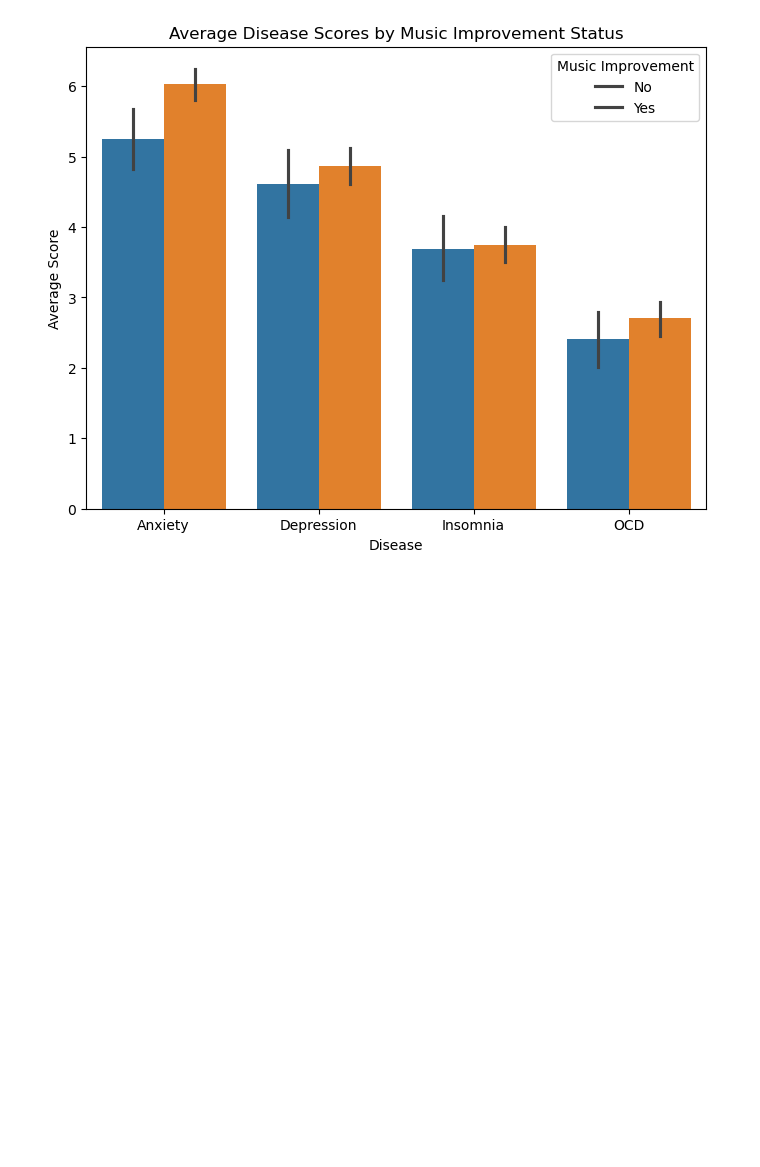
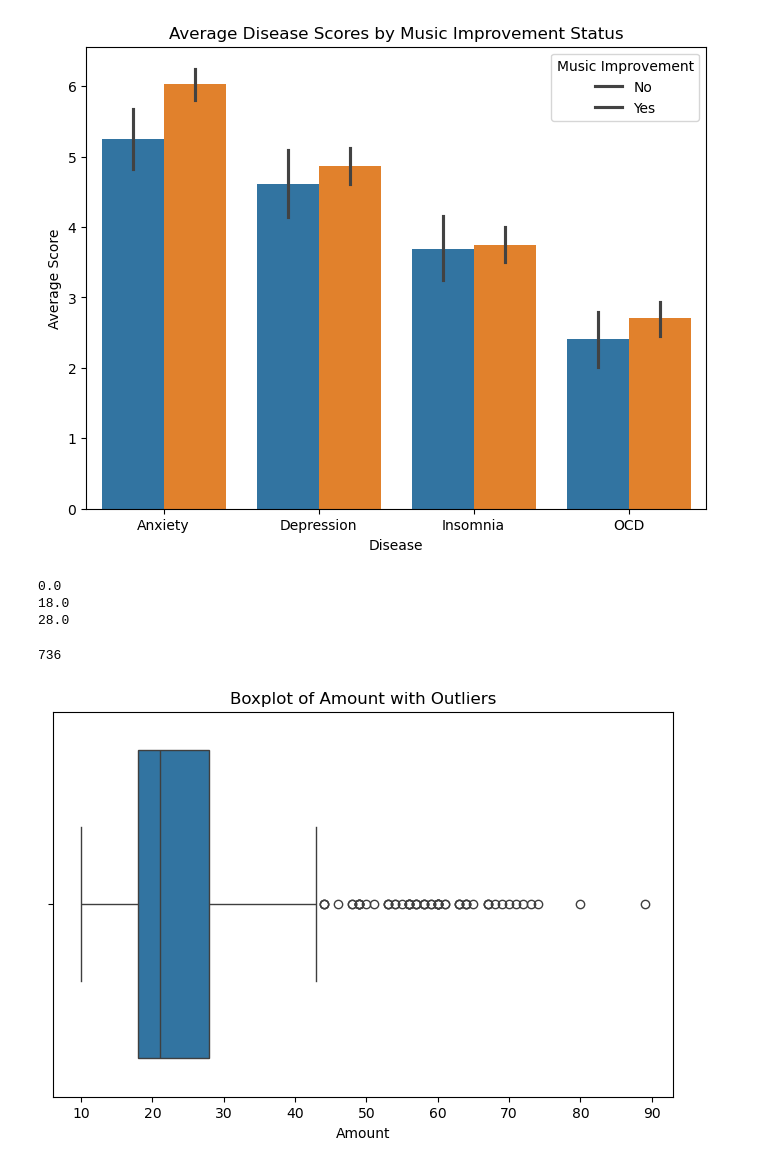
Before and after one commit to JAY0890/DS, a Jupyter notebook: mxmh_survey.ipynb, the cells around one changed output. Cells and saved outputs as stored; diff of their text form; code cells hidden in the pictures; blank space fills up the shorter version.

```diff
--- a/mxmh_survey.ipynb
+++ b/mxmh_survey.ipynb
@@ -260,3 +255,35 @@ plt.legend(title="Music Improvement", labels=["No", "Yes"])
 plt.show()
 # %% [output]
 [figure]
+# %%
+#outlier
+sorted_val=df['Age'].sort_values()
+
+q1=sorted_val.quantile(0.25)
+q2=sorted_val.quantile(0.75)
+
+IQR=q3-q1
+
+lower=q1-1.5*IQR
+upper=q2+1.5*IQR
+
+print(IQR)
+print(lower)
+print(upper)
+# %% [output]
+0.0
+18.0
+28.0
+# %%
+outliers = ((sorted_val < lower) | (sorted_val > upper))
+print(len(outliers))
+# %% [output]
+736
+# %%
+plt.figure(figsize=(8, 5))
+sns.boxplot(x=df['Age'])
+plt.title('Boxplot of Amount with Outliers')
+plt.xlabel('Amount')
+plt.show()
+# %% [output]
+[figure, added]
```
Also changed, not shown: parts of 2 cells of this notebook, 5 other files.
